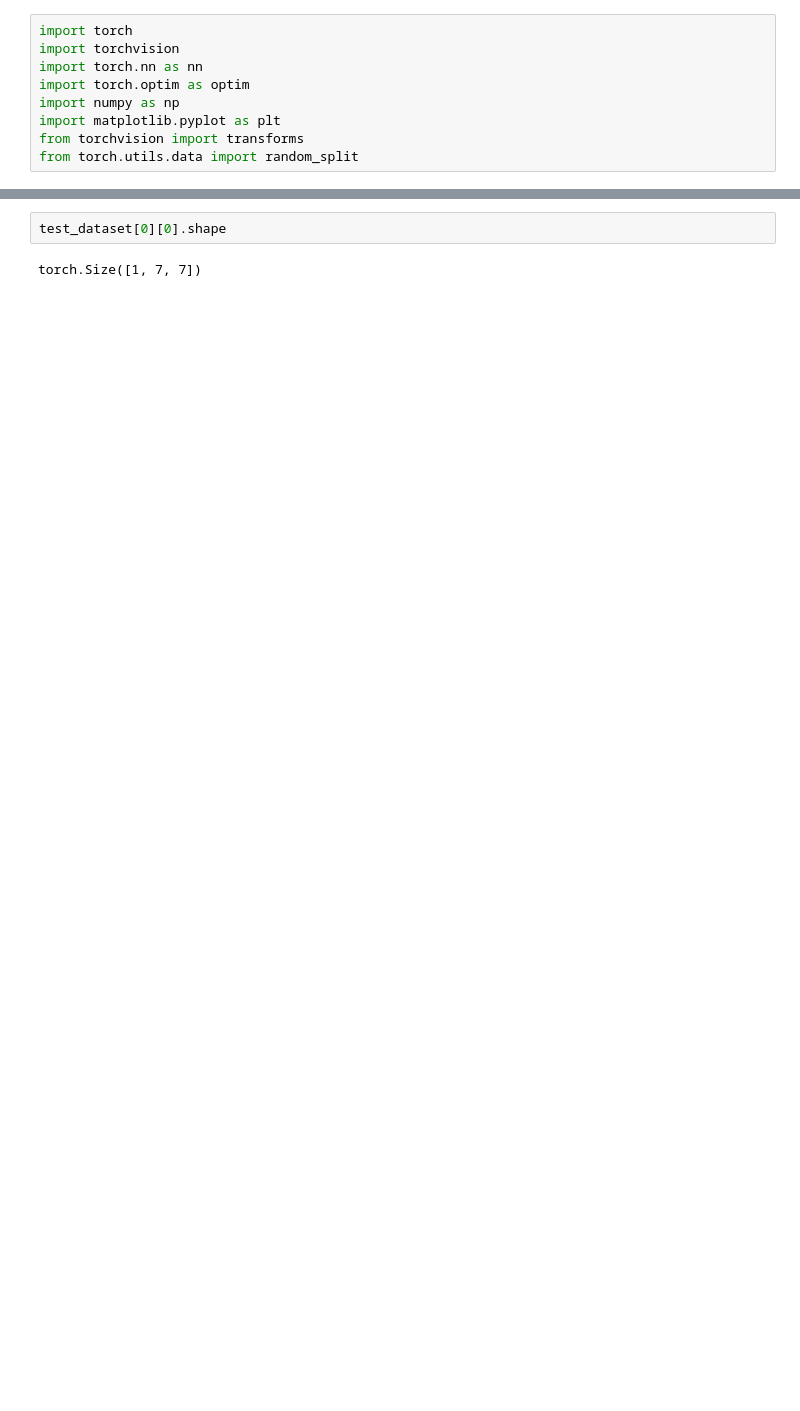
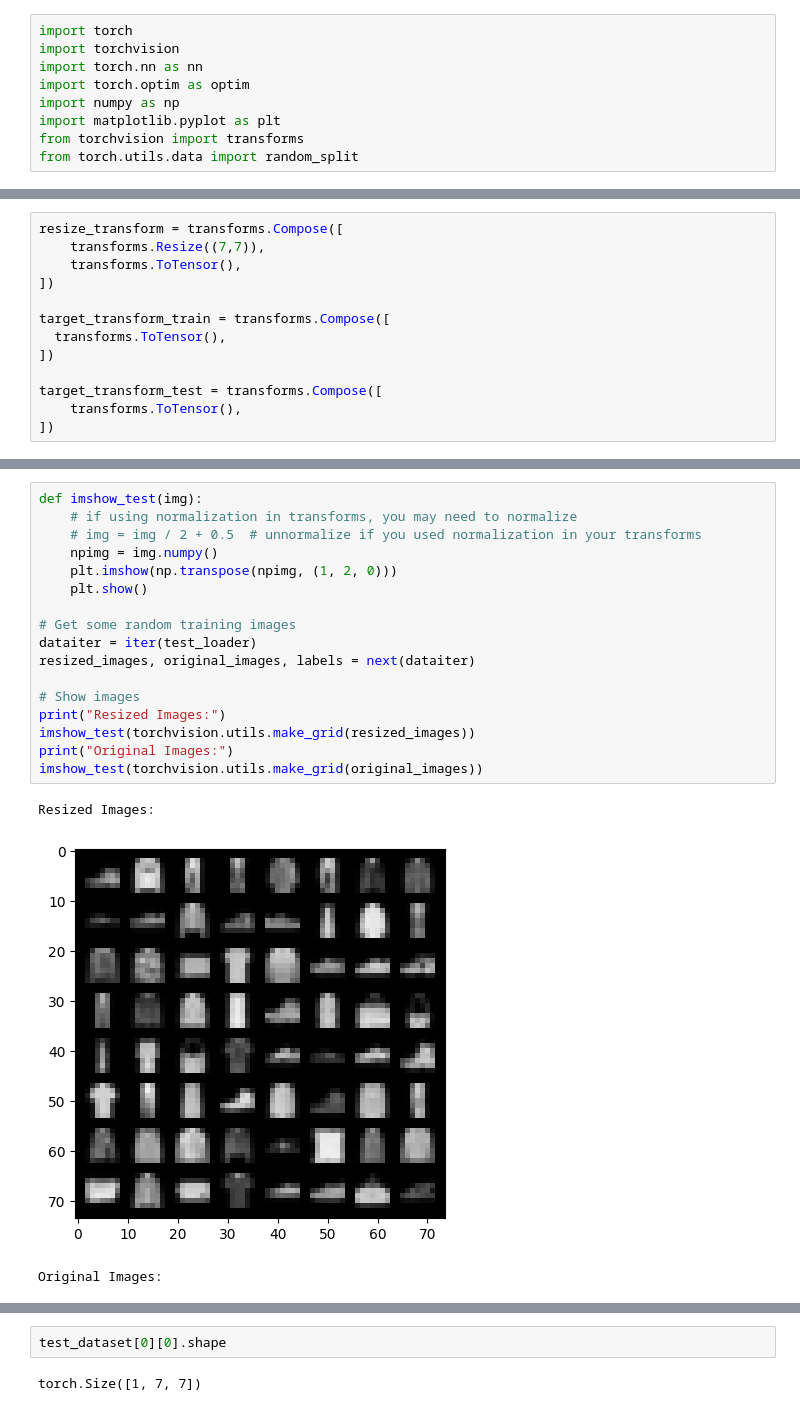
Before and after one commit to beyzoskaya/machineLearning_CS454, a Jupyter notebook: homeworks/convolutionalAutoencoders.ipynb, the cells around one changed output, grey strips where cells are left out. Cells and saved outputs as stored; diff of their text form; blank space fills up the shorter version.

```diff
--- a/homeworks/convolutionalAutoencoders.ipynb
+++ b/homeworks/convolutionalAutoencoders.ipynb
@@ -11,0 +34,13 @@ from torch.utils.data import random_split
+# %%
+resize_transform = transforms.Compose([
+    transforms.Resize((7,7)),
+    transforms.ToTensor(),
+])
+
+target_transform_train = transforms.Compose([
+  transforms.ToTensor(),
+])
+
+target_transform_test = transforms.Compose([
+    transforms.ToTensor(),
+])
@@ -11,0 +94,21 @@ from torch.utils.data import random_split
+# %%
+def imshow_test(img):
+    # if using normalization in transforms, you may need to normalize
+    # img = img / 2 + 0.5  # unnormalize if you used normalization in your transforms
+    npimg = img.numpy()
+    plt.imshow(np.transpose(npimg, (1, 2, 0)))
+    plt.show()
+
+# Get some random training images
+dataiter = iter(test_loader)
+resized_images, original_images, labels = next(dataiter)
+
+# Show images
+print("Resized Images:")
+imshow_test(torchvision.utils.make_grid(resized_images))
+print("Original Images:")
+imshow_test(torchvision.utils.make_grid(original_images))
+# %% [output]
+Resized Images:
+[figure, added]
+Original Images:
```
Also changed, not shown: parts of 26 cells of this notebook.
